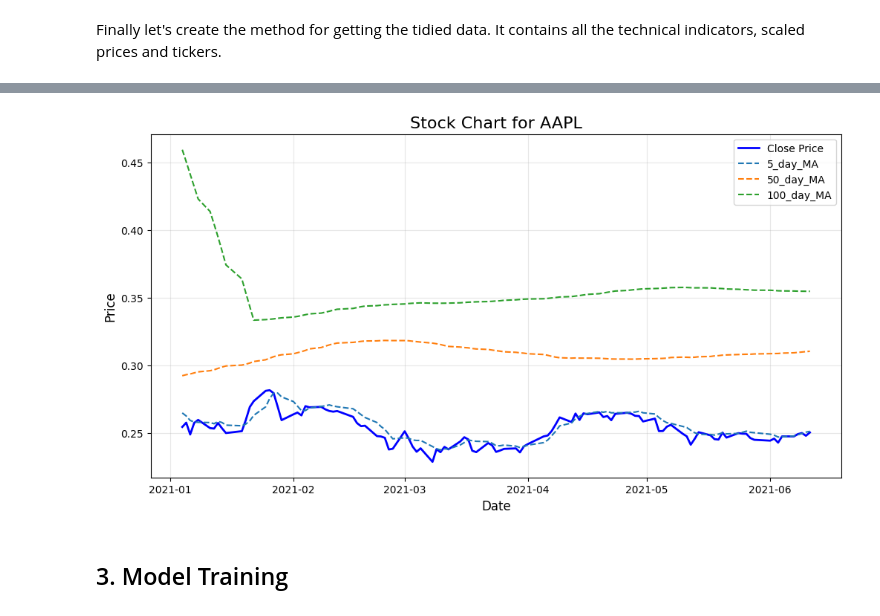
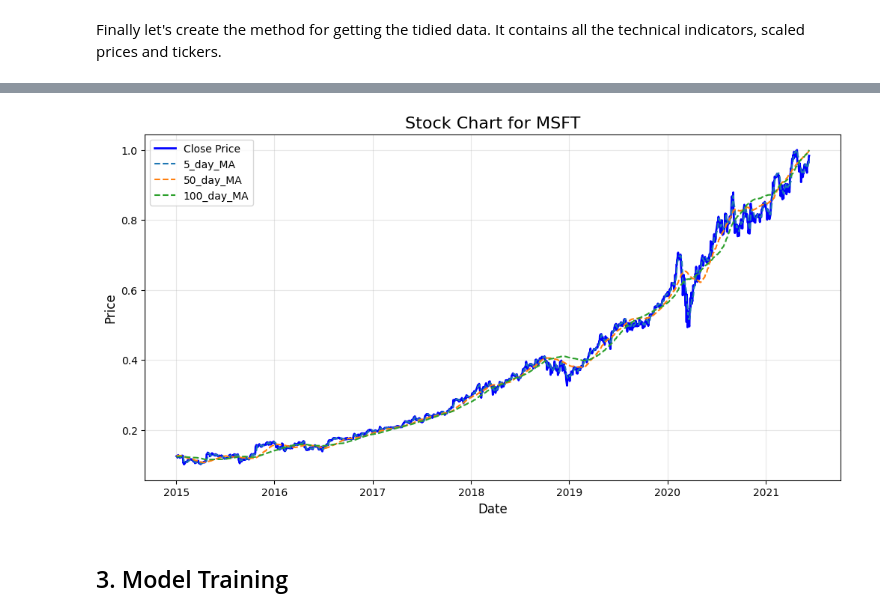
Before and after one commit to thunder913/Deep-Learning, a Jupyter notebook: stocks_deep_learning.ipynb, the cells around one changed output, grey strips where cells are left out. Cells and saved outputs as stored; diff of their text form; code cells hidden in the pictures.

Commit message:
Update data tidying

```diff
--- a/stocks_deep_learning.ipynb
+++ b/stocks_deep_learning.ipynb
@@ -67,9 +67,8 @@ data_path = f"{base_path}/scaled_stock_data.pkl"  # Path to store scaled DataFra
 sequence_length = 30
 
 numerical_columns = [
-    'close_adjusted', 'RSI', '5_day_MA', '10_day_MA',
-    '20_day_MA', '50_day_MA', '100_day_MA', '200_day_MA',
-    'MACD', 'Signal_Line'
+    'close_adjusted', '5_day_MA', '10_day_MA',
+    '20_day_MA', '50_day_MA', '100_day_MA', '200_day_MA'
 ]
 # %% [output]
 Warning: Looks like you're using an outdated `kagglehub` version, please consider updating (latest version: 0.3.7)
@@ -118,8 +117,12 @@ def process_ticker_data(df):
     print('Calculated moving averages')
     # Add moving averages
     moving_average_windows = [5, 10, 20, 50, 100, 200]  # Specify moving average windows
+
     for window in moving_average_windows:
-        df[f'{window}_day_MA'] = df.groupby('ticker')['close_adjusted'].rolling(window=window, min_periods=1).mean().reset_index(level=0, drop=True)
+        df[f'{window}_day_MA'] = (
+            df.groupby('ticker')['close_adjusted']
+            .transform(lambda x: x.rolling(window=window, min_periods=1).mean())
+        )
 
     print('Calculated MACD')
     # Calculate MACD and Signal Line
@@ -178,6 +206,11 @@ def scale_stock_data(stock_data_tidy, numerical_columns):
         scaler = MinMaxScaler()
         scalers[ticker] = scaler.fit(ticker_data[numerical_columns])
 
+        scaler_macd = MinMaxScaler(feature_range=(-1,1))
+        scaler_rsi = MinMaxScaler()
+
+        ticker_data[['MACD', 'Signal_Line']] = scaler_macd.fit_transform(ticker_data[['MACD', 'Signal_Line']])
+        ticker_data['RSI'] = scaler_rsi.fit_transform(ticker_data[['RSI']])
         ticker_data.loc[:, numerical_columns] = scaler.transform(ticker_data[numerical_columns])
 
         new_data_tidy_rescaled.append(ticker_data)
@@ -279,6 +333,6 @@ def plot_stock_chart(stock_data_tidy, ticker, start_date=None, end_date=None):
     plt.grid(alpha=0.3)
     plt.show()
 # %%
-plot_stock_chart(stock_data_tidy, ticker='AAPL', start_date='2021-01-01', end_date='2022-12-31')
+plot_stock_chart(stock_data_tidy, ticker='MSFT', start_date='2015-01-01', end_date='2022-12-31')
 # %% [output]
-[figure, old version]
+[figure, new version]
```
Also changed, not shown: parts of 37 cells of this notebook, 1 other file.
